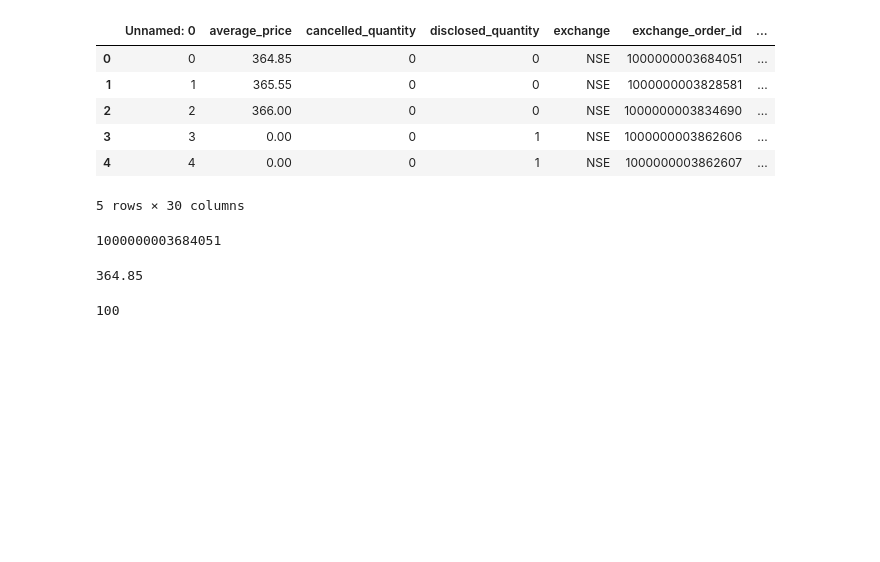
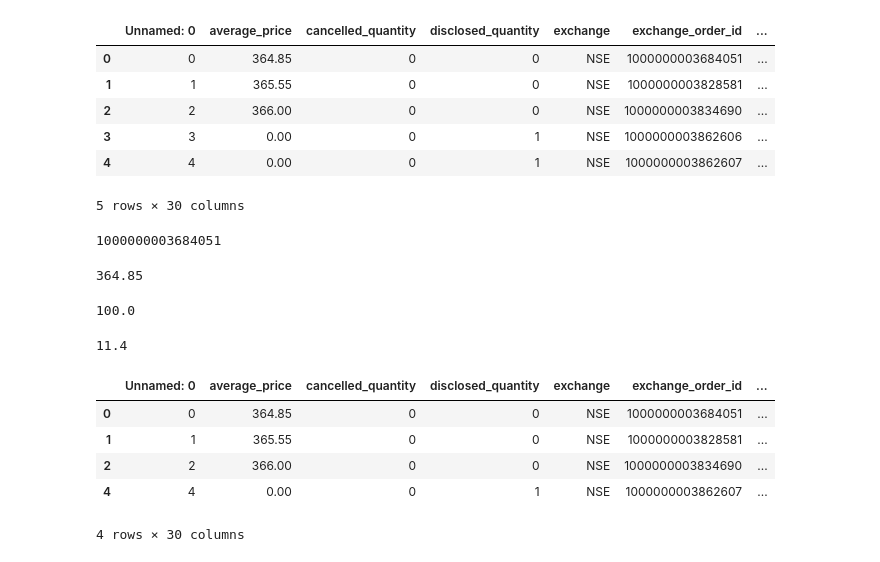
Before and after one commit to sarfrazahmed/APT, a Jupyter notebook: Live_Trading/OMS_Test.ipynb, the cells around one changed output. Cells and saved outputs as stored; diff of their text form; code cells hidden in the pictures; blank space fills up the shorter version.

Commit message:
Fixed order price rounding and day high & day low

```diff
--- a/Live_Trading/OMS_Test.ipynb
+++ b/Live_Trading/OMS_Test.ipynb
@@ -297,9 +300,24 @@ kite_orders.at[0, 'average_price']
 364.85
 # %%
 transaction_type = 'BUY'
-stoploss = 100
-entry_price = 200
-sl = (stoploss - entry_price) if transaction_type == 'SELL' else (entry_price - stoploss)
-print(sl)
+stoploss = 100.0000000004
+entry_price = 200.0003
+sl = round((stoploss - entry_price) if transaction_type == 'SELL' else (entry_price - stoploss),1)
+sl
 # %% [output]
-100
+100.0
+# %%
+day_high = 11.4000000000000006
+day_high = round(day_high, 1)
+day_high
+# %% [output]
+11.4
+# %%
+current_order
+# %% [output]
+|  | Unnamed: 0 | average_price | cancelled_quantity | disclosed_quantity | exchange | exchange_order_id | ... |
+| 0 | 0 | 364.85 | 0 | 0 | NSE | 1000000003684051 | ... |
+| 1 | 1 | 365.55 | 0 | 0 | NSE | 1000000003828581 | ... |
+| 2 | 2 | 366.00 | 0 | 0 | NSE | 1000000003834690 | ... |
+| 4 | 4 | 0.00 | 0 | 1 | NSE | 1000000003862607 | ... |
+4 rows × 30 columns
```
Also changed, not shown: parts of 12 cells of this notebook, 2 other files.
